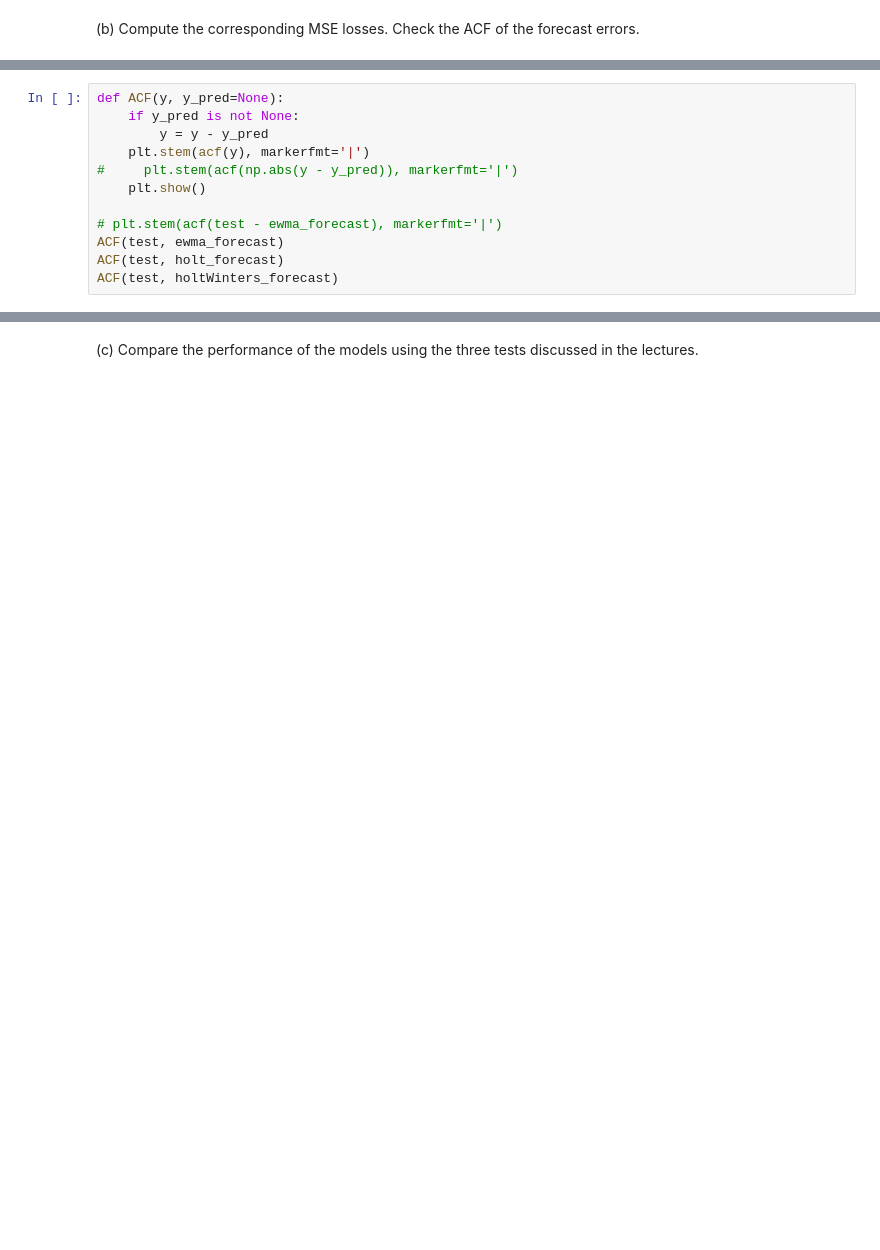
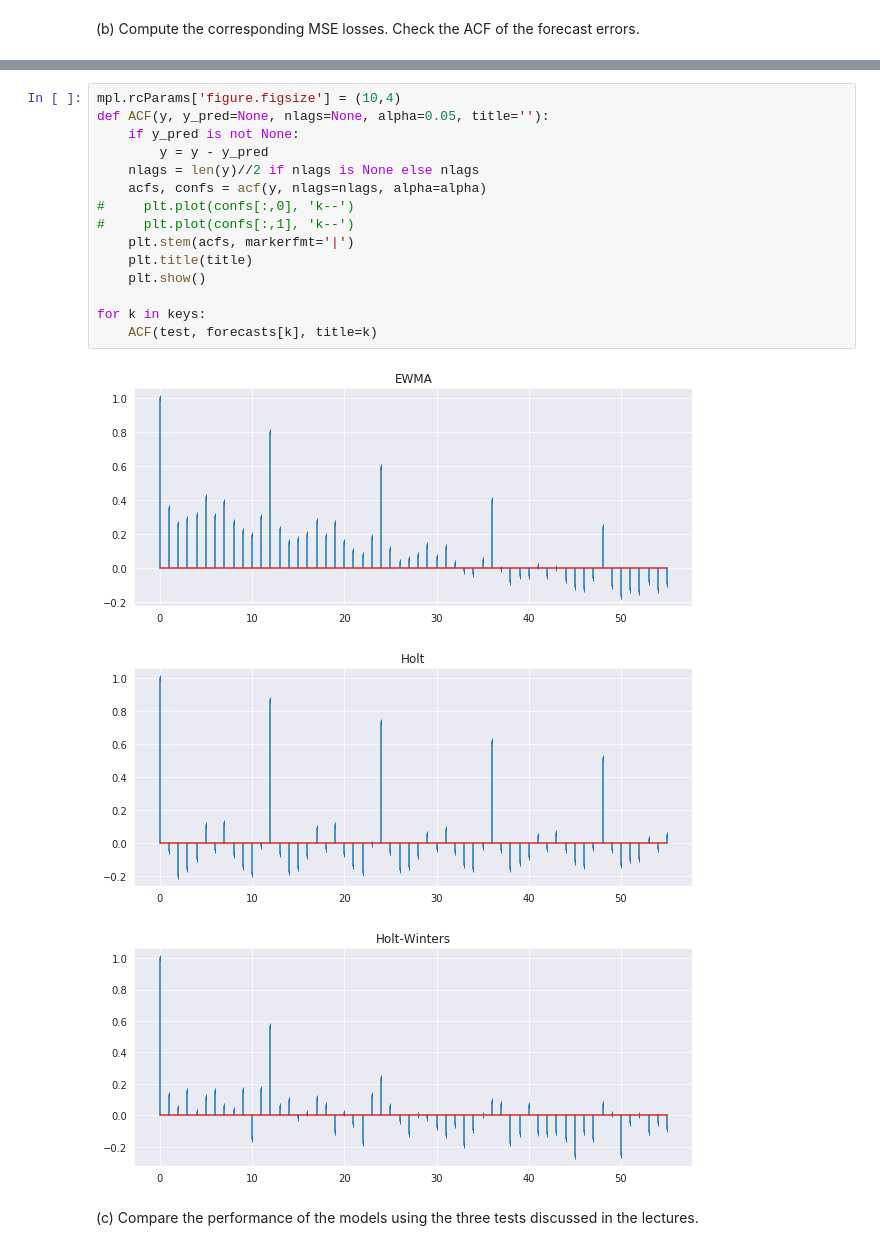
Before and after one commit to ylochman/apps-time-series, a Jupyter notebook: Assignment-1.ipynb, the cells around one changed output, grey strips where cells are left out. Cells and saved outputs as stored; diff of their text form; blank space fills up the shorter version.

```diff
--- a/Assignment-1.ipynb
+++ b/Assignment-1.ipynb
@@ -168,12 +169,0 @@ print(mean_squared_error(test, holtWinters_forecast))
-# %%
-def ACF(y, y_pred=None):
-    if y_pred is not None:
-        y = y - y_pred
-    plt.stem(acf(y), markerfmt='|')
-#     plt.stem(acf(np.abs(y - y_pred)), markerfmt='|')
-    plt.show()
-
-# plt.stem(acf(test - ewma_forecast), markerfmt='|')
-ACF(test, ewma_forecast)
-ACF(test, holt_forecast)
-ACF(test, holtWinters_forecast)
@@ -184,2 +170,21 @@ ACF(test, holtWinters_forecast)
+# %%
+mpl.rcParams['figure.figsize'] = (10,4)
+def ACF(y, y_pred=None, nlags=None, alpha=0.05, title=''):
+    if y_pred is not None:
+        y = y - y_pred
+    nlags = len(y)//2 if nlags is None else nlags
+    acfs, confs = acf(y, nlags=nlags, alpha=alpha)
+#     plt.plot(confs[:,0], 'k--')
+#     plt.plot(confs[:,1], 'k--')
+    plt.stem(acfs, markerfmt='|')
+    plt.title(title)
+    plt.show()
+
+for k in keys:
+    ACF(test, forecasts[k], title=k)
+# %% [output]
+[figure, added]
+[figure, added]
+[figure, added]
 # %% [markdown]
 (c) Compare the performance of the models using the three tests discussed in the lectures.
```
Also changed, not shown: parts of 19 cells of this notebook, 1 other file.
